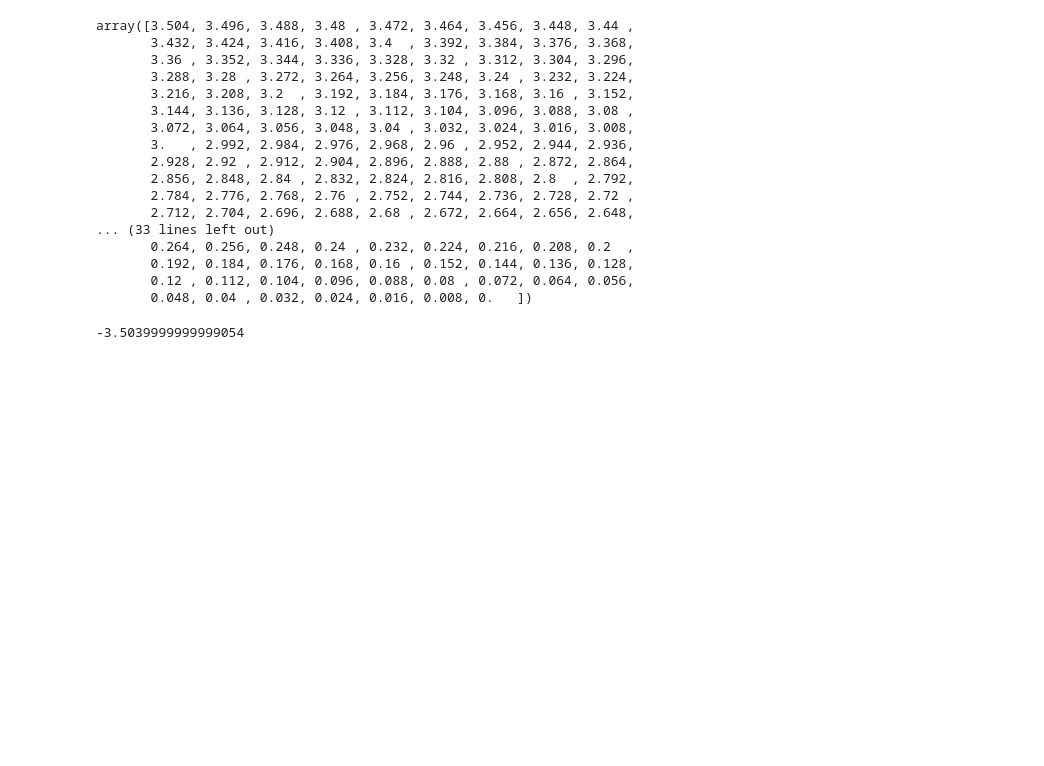
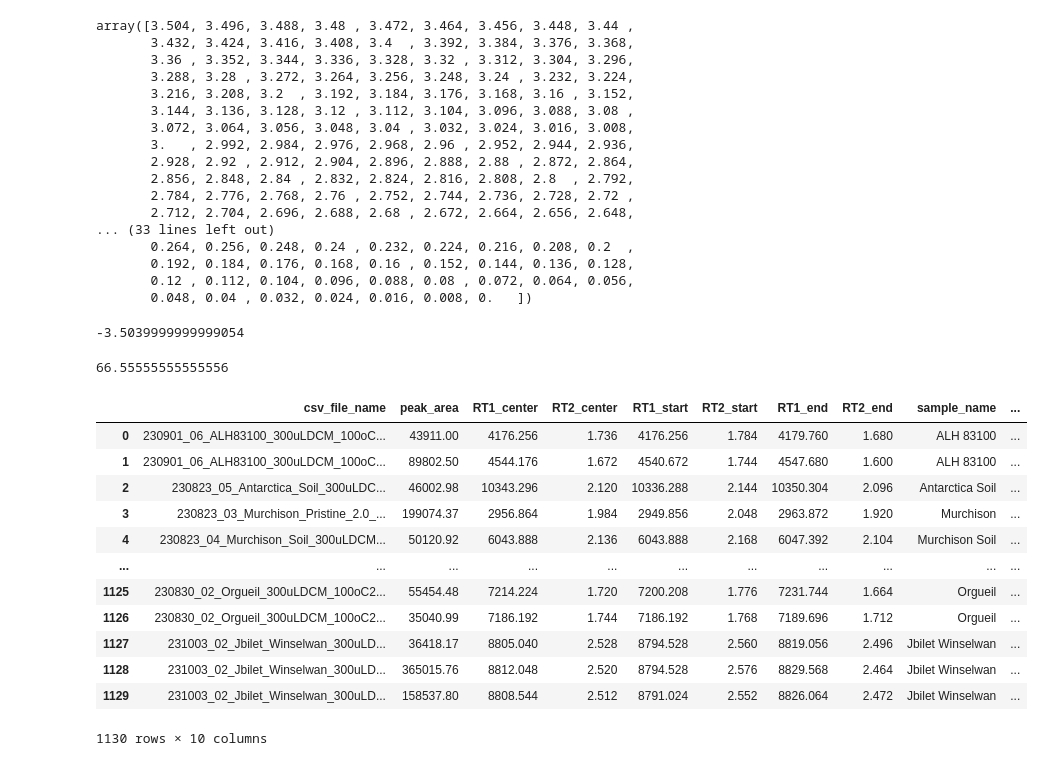
Before and after one commit to daniel-saeedi/Chromalyzer, a Jupyter notebook: Gradients.ipynb, the cells around one changed output. Saved outputs shown, nothing was run; the diff lists cells and outputs as text; code cells hidden in the pictures; blank space fills up the shorter version.

```diff
--- a/Gradients.ipynb
+++ b/Gradients.ipynb
@@ -708,3 +720,26 @@ array([3.504, 3.496, 3.488, 3.48 , 3.472, 3.464, 3.456, 3.448, 3.44 ,
 2200-2203.504
 # %% [output]
 -3.5039999999999054
+# %%
+import pandas as pd
+peaks = pd.read_csv('/usr/scratch/chromalyzer/peaks/combined.csv')
+
+peaks[peaks['label'] == 1].groupby('sample_name')['label'].count().mean()
+# %% [output]
+66.55555555555556
+# %%
+peaks
+# %% [output]
+|  | csv_file_name | peak_area | RT1_center | RT2_center | RT1_start | RT2_start | RT1_end | RT2_end | sample_name | ... |
+| 0 | 230901_06_ALH83100_300uLDCM_100oC... | 43911.00 | 4176.256 | 1.736 | 4176.256 | 1.784 | 4179.760 | 1.680 | ALH 83100 | ... |
+| 1 | 230901_06_ALH83100_300uLDCM_100oC... | 89802.50 | 4544.176 | 1.672 | 4540.672 | 1.744 | 4547.680 | 1.600 | ALH 83100 | ... |
+| 2 | 230823_05_Antarctica_Soil_300uLDC... | 46002.98 | 10343.296 | 2.120 | 10336.288 | 2.144 | 10350.304 | 2.096 | Antarctica Soil | ... |
+| 3 | 230823_03_Murchison_Pristine_2.0_... | 199074.37 | 2956.864 | 1.984 | 2949.856 | 2.048 | 2963.872 | 1.920 | Murchison | ... |
+| 4 | 230823_04_Murchison_Soil_300uLDCM... | 50120.92 | 6043.888 | 2.136 | 6043.888 | 2.168 | 6047.392 | 2.104 | Murchison Soil | ... |
+| ... | ... | ... | ... | ... | ... | ... | ... | ... | ... | ... |
+| 1125 | 230830_02_Orgueil_300uLDCM_100oC2... | 55454.48 | 7214.224 | 1.720 | 7200.208 | 1.776 | 7231.744 | 1.664 | Orgueil | ... |
+| 1126 | 230830_02_Orgueil_300uLDCM_100oC2... | 35040.99 | 7186.192 | 1.744 | 7186.192 | 1.768 | 7189.696 | 1.712 | Orgueil | ... |
+| 1127 | 231003_02_Jbilet_Winselwan_300uLD... | 36418.17 | 8805.040 | 2.528 | 8794.528 | 2.560 | 8819.056 | 2.496 | Jbilet Winselwan | ... |
+| 1128 | 231003_02_Jbilet_Winselwan_300uLD... | 365015.76 | 8812.048 | 2.520 | 8794.528 | 2.576 | 8829.568 | 2.464 | Jbilet Winselwan | ... |
+| 1129 | 231003_02_Jbilet_Winselwan_300uLD... | 158537.80 | 8808.544 | 2.512 | 8791.024 | 2.552 | 8826.064 | 2.472 | Jbilet Winselwan | ... |
+1130 rows × 10 columns
```
Also changed, not shown: parts of 1 cell of this notebook, 14 other files.
